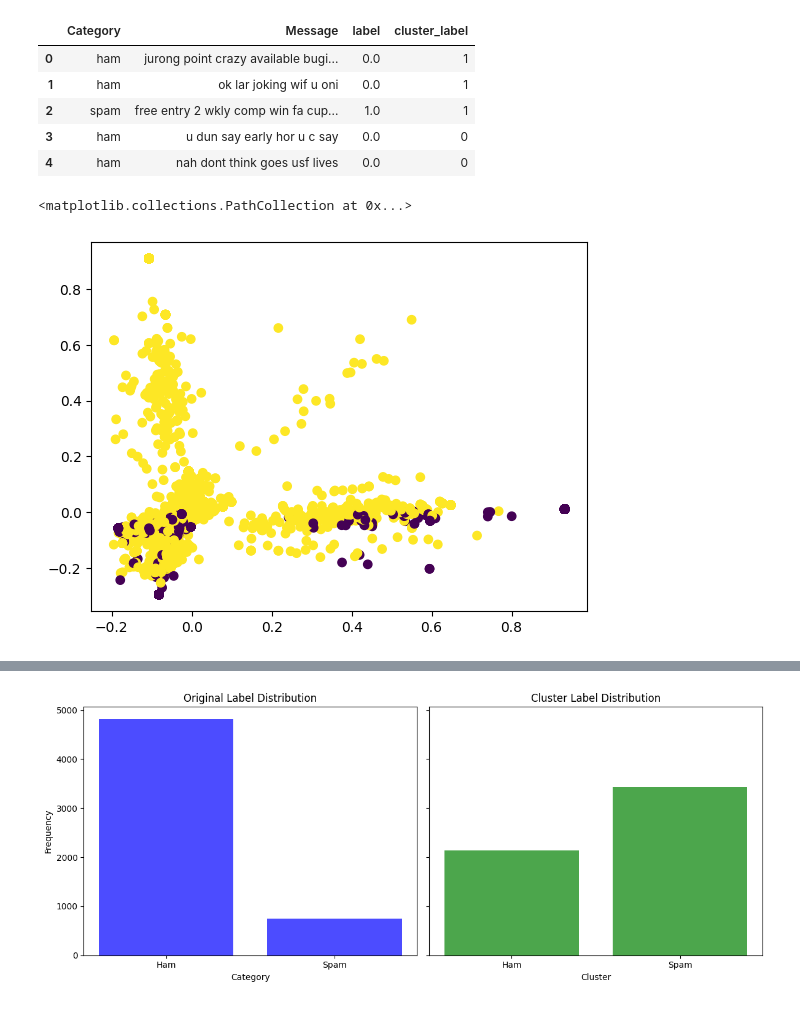
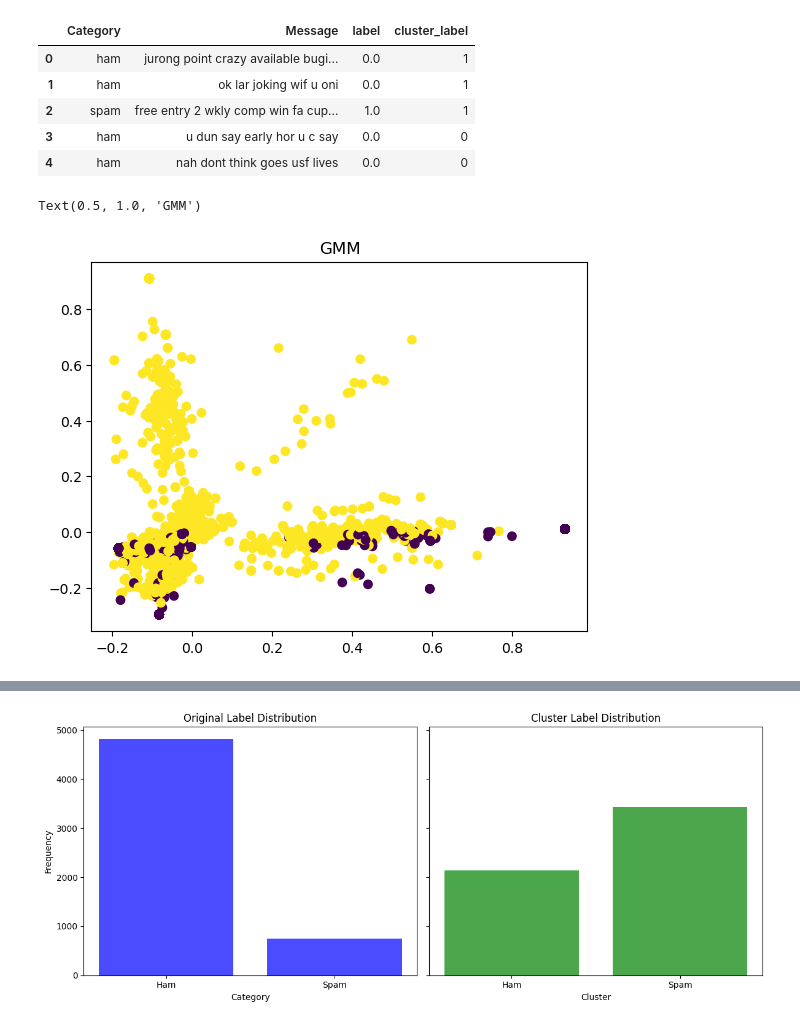
Before and after one commit to bonzonwin/UnsupervisedML_FinalProj, a Jupyter notebook: Unsupervised.ipynb, the cells around one changed output, grey strips where cells are left out. Saved outputs shown, nothing was run; the diff lists cells and outputs as text; code cells hidden in the pictures.

```diff
--- a/Unsupervised.ipynb
+++ b/Unsupervised.ipynb
@@ -240,9 +225,10 @@ data.head()
 | 4 | ham | nah dont think goes usf lives | 0.0 | 0 |
 # %%
 plt.scatter(X_pca[:, 0], X_pca[:, 1], c=cluster_labels, cmap='viridis')
+plt.title("GMM")
 # %% [output]
-<matplotlib.collections.PathCollection at 0x...>
+Text(0.5, 1.0, 'GMM')
-[figure, old version]
+[figure, new version]
 # %%
 from sklearn.metrics import adjusted_rand_score
 
```
Also changed, not shown: parts of 4 cells of this notebook, 8 other files.
